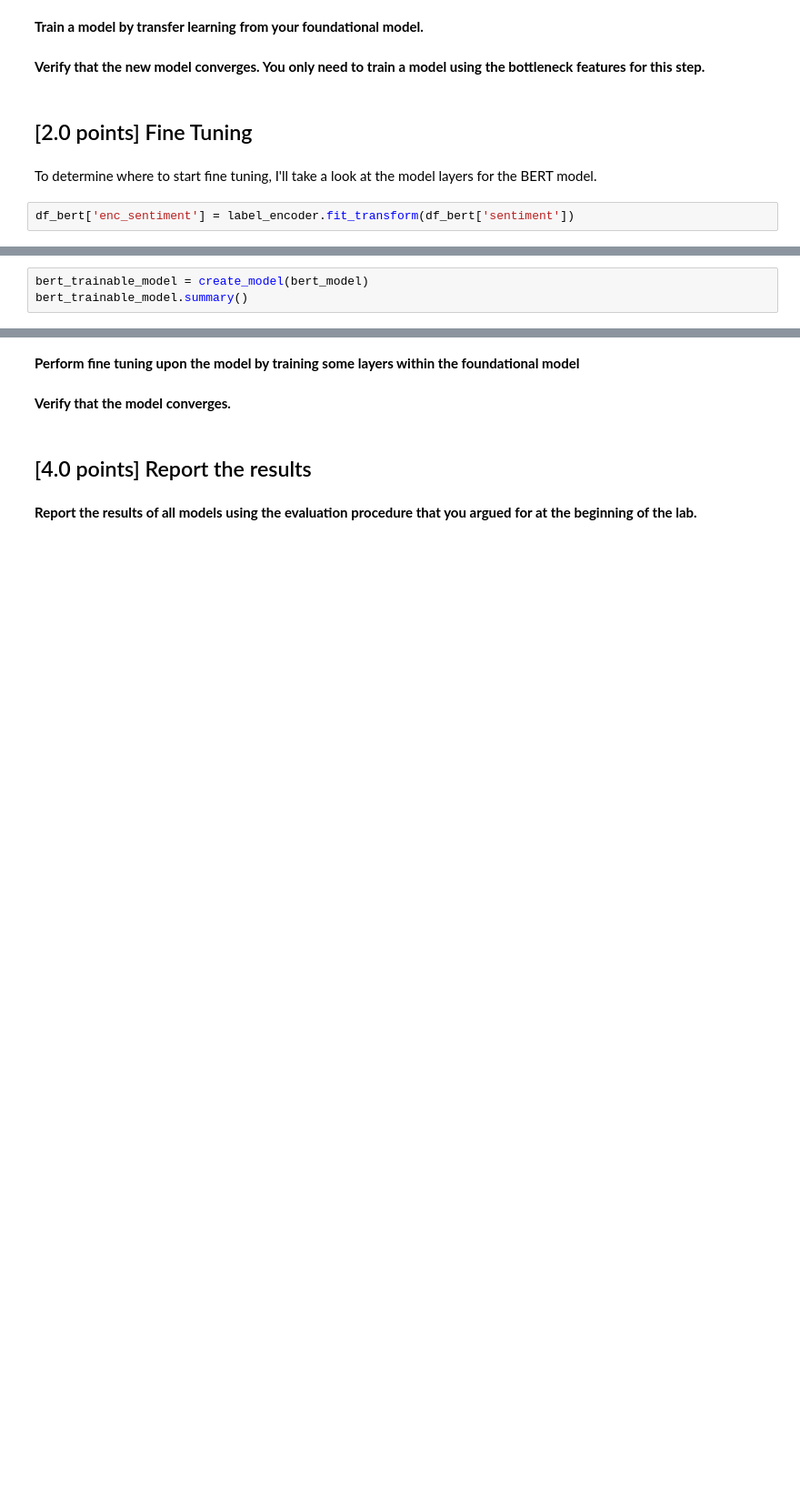
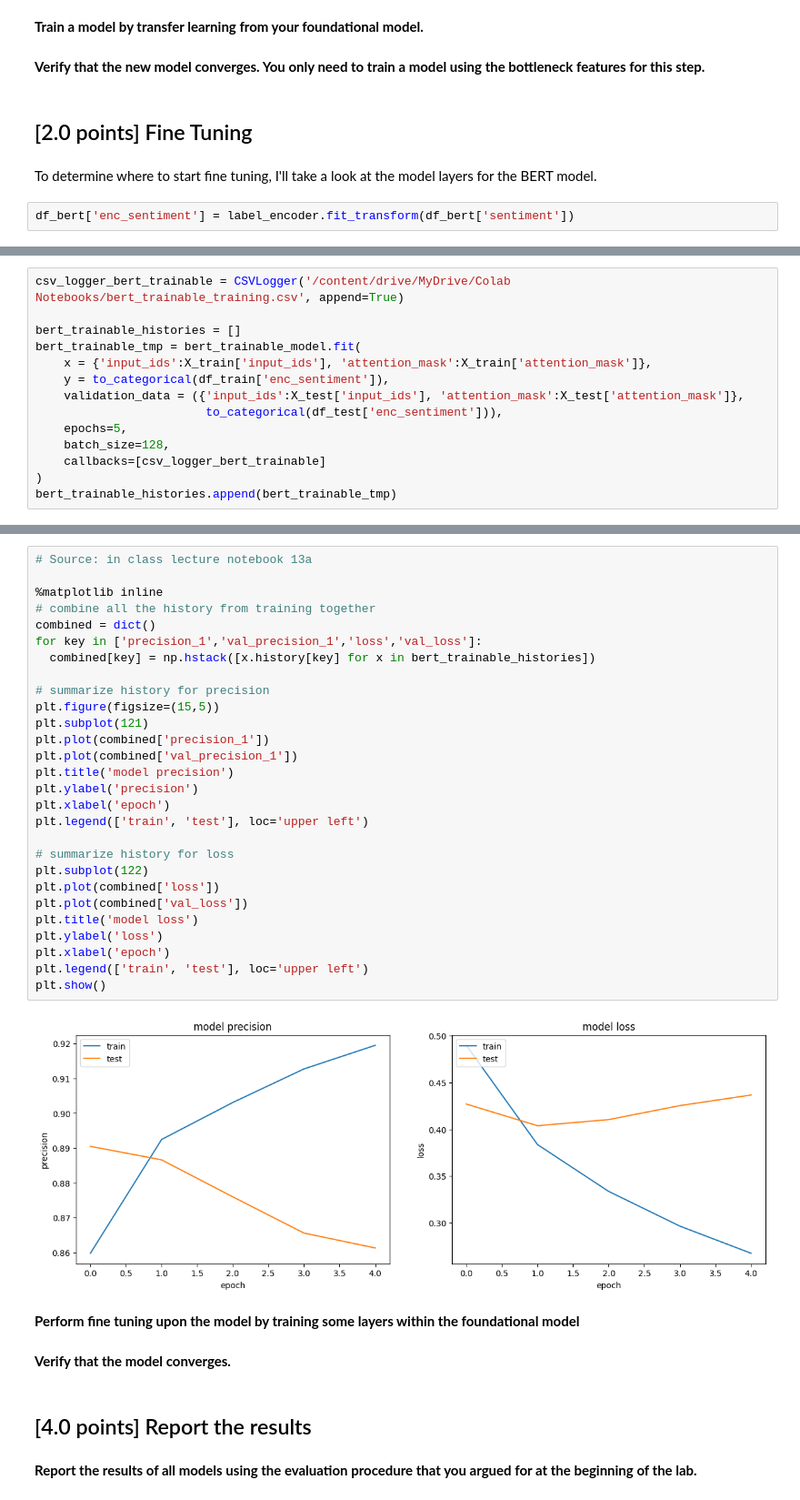
Before and after one commit to cphchip/cs8321_code, a Jupyter notebook: Lab 2/Henderson_48996654_Lab_2a.ipynb, the cells around one changed output, grey strips where cells are left out. Shown at 91% size. Saved outputs shown, nothing was run; the diff lists cells and outputs as text; blank space fills up the shorter version.

```diff
--- a/Lab 2/Henderson_48996654_Lab_2a.ipynb
+++ b/Lab 2/Henderson_48996654_Lab_2a.ipynb
@@ -866,3 +871,0 @@ If your task is similar to the task the model of the checkpoint was trained on,
-# %%
-bert_trainable_model = create_model(bert_model)
-bert_trainable_model.summary()
@@ -891,0 +872,14 @@ Layer 0: bert
+# %%
+csv_logger_bert_trainable = CSVLogger('/content/drive/MyDrive/Colab Notebooks/bert_trainable_training.csv', append=True)
+
+bert_trainable_histories = []
+bert_trainable_tmp = bert_trainable_model.fit(
+    x = {'input_ids':X_train['input_ids'], 'attention_mask':X_train['attention_mask']},
+    y = to_categorical(df_train['enc_sentiment']),
+    validation_data = ({'input_ids':X_test['input_ids'], 'attention_mask':X_test['attention_mask']},
+                        to_categorical(df_test['enc_sentiment'])),
+    epochs=5,
+    batch_size=128,
+    callbacks=[csv_logger_bert_trainable]
+)
+bert_trainable_histories.append(bert_trainable_tmp)
@@ -892,3 +900,33 @@ Layer 0: bert
+# %%
+# Source: in class lecture notebook 13a
+
+%matplotlib inline
+# combine all the history from training together
+combined = dict()
+for key in ['precision_1','val_precision_1','loss','val_loss']:
+  combined[key] = np.hstack([x.history[key] for x in bert_trainable_histories])
+
+# summarize history for precision
+plt.figure(figsize=(15,5))
+plt.subplot(121)
+plt.plot(combined['precision_1'])
+plt.plot(combined['val_precision_1'])
+plt.title('model precision')
+plt.ylabel('precision')
+plt.xlabel('epoch')
+plt.legend(['train', 'test'], loc='upper left')
+
+# summarize history for loss
+plt.subplot(122)
+plt.plot(combined['loss'])
+plt.plot(combined['val_loss'])
+plt.title('model loss')
+plt.ylabel('loss')
+plt.xlabel('epoch')
+plt.legend(['train', 'test'], loc='upper left')
+plt.show()
+# %% [output]
+[figure, added]
 # %% [markdown]
 **Perform fine tuning upon the model by training some layers within the foundational model**
 # %% [markdown]
```
Also changed, not shown: parts of 26 cells of this notebook.
